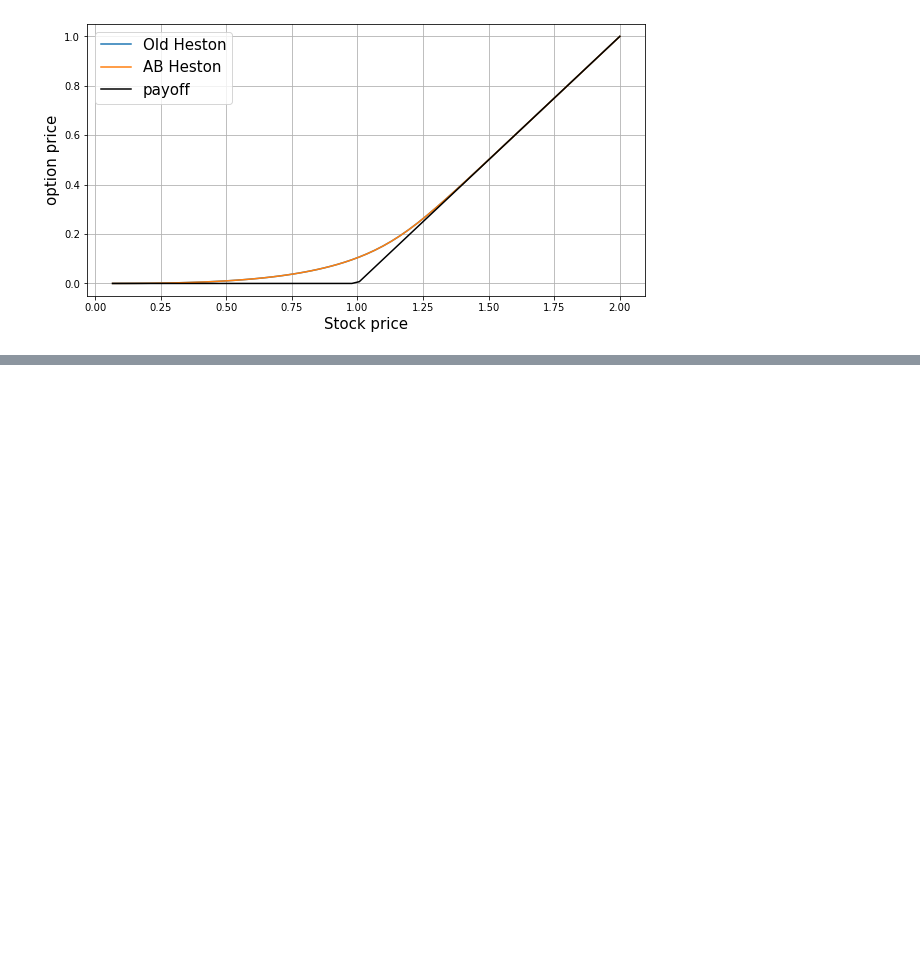
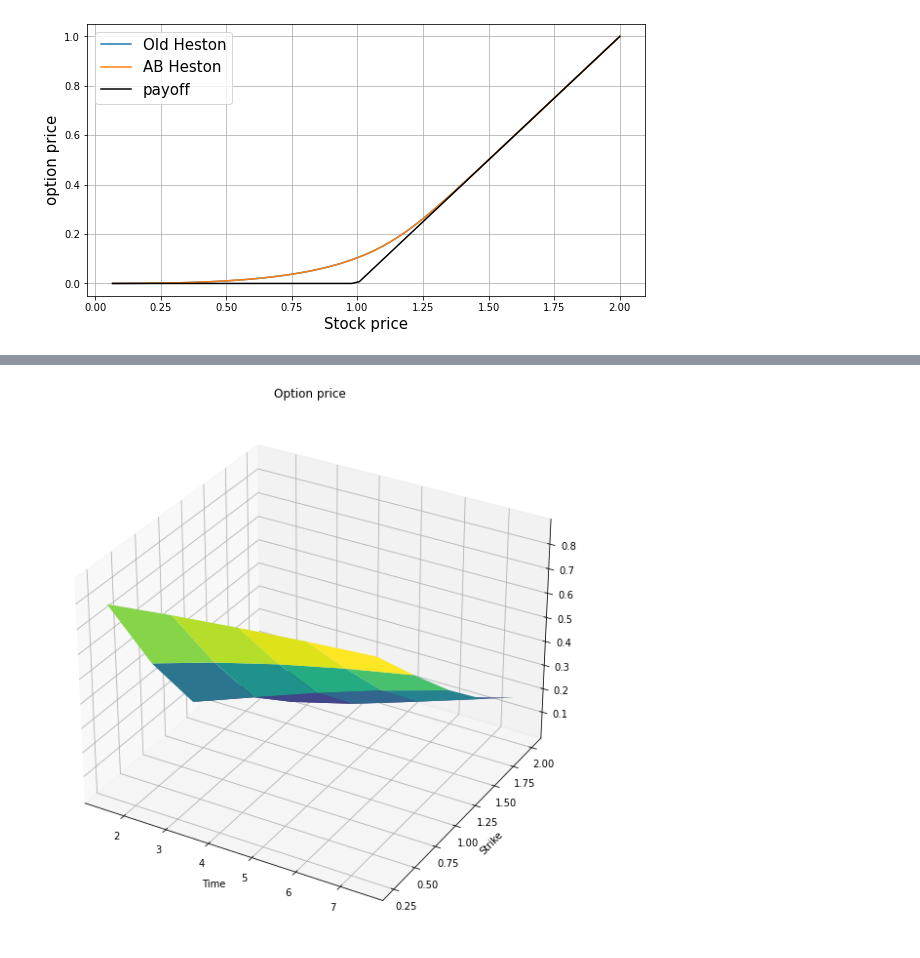
Before and after one commit to dolmatovas/MathFinance, a Jupyter notebook: heston/Heston Calibration.ipynb, the cells around one changed output, grey strips where cells are left out. Saved outputs shown, nothing was run; the diff lists cells and outputs as text; code cells hidden in the pictures; blank space fills up the shorter version.

```diff
--- a/heston/Heston Calibration.ipynb
+++ b/heston/Heston Calibration.ipynb
@@ -249,0 +345,26 @@ phi_, der1_, der2_, der3_, der4_, der5_ = getPhiABder(u, tau, k, sig, theta, rho
+# %%
+r = 0.1
+
+k_0 = 2.5
+sig_0 = 0.9
+theta_0 = 0.015
+rho_0 = -0.2
+v0_0 = 0.175
+
+S0 = 1.0
+K0 = 1.0
+T = 1.5
+
+Nk = 5
+Kn = K0 * np.linspace(0.25, 2, Nk)
+
+#Kn = Kn.reshape(-1, 1)
+#Sn = Sn.reshape()
+
+
+Nt = 5
+Tn = np.linspace(T, T * 5, Nt)
+
+Nu = 100
+
+payoff = np.maximum(0.0, S0 - Kn).reshape(-1, 1)
@@ -249,0 +373,15 @@ phi_, der1_, der2_, der3_, der4_, der5_ = getPhiABder(u, tau, k, sig, theta, rho
+# %%
+C0, vol0 = getVolatilitySurface(S0, Kn, Nu, Tn, r, k_0, sig_0, theta_0, rho_0, v0_0)
+# %%
+X, Y = np.meshgrid(Tn, Kn)
+# %%
+fig = plt.figure(figsize=(10, 10))
+ax = plt.axes(projection='3d')
+ax.plot_surface(X, Y, C0, rstride=1, cstride=1,
+                cmap='viridis', edgecolor='none')
+ax.set_title('Option price')
+plt.xlabel("Time")
+plt.ylabel("Strike")
+None
+# %% [output]
+[figure, added]
```
Also changed, not shown: parts of 33 cells of this notebook, 1 other file.
